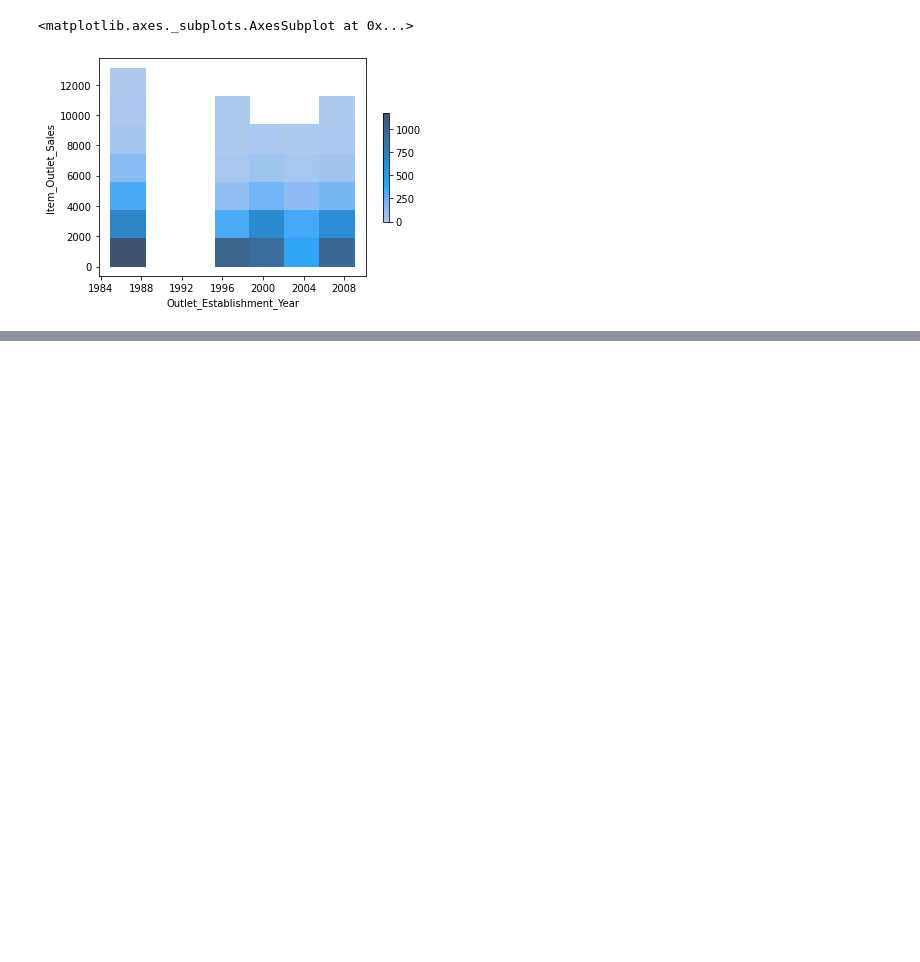
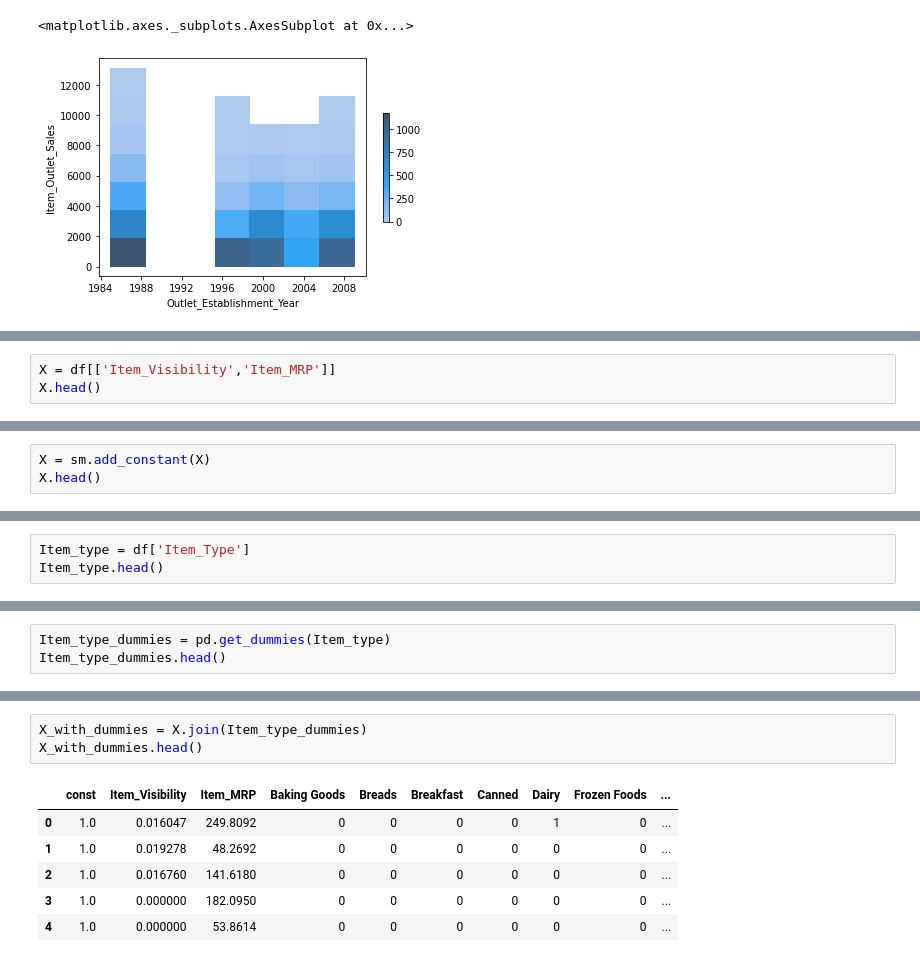
Before and after one commit to aaguil8a/sales_predictions, a Jupyter notebook: sales_predictionsipynb.ipynb, the cells around one changed output, grey strips where cells are left out. Drawn from its saved outputs; the diff is of its cells as text; blank space fills up the shorter version.

```diff
--- a/sales_predictionsipynb.ipynb
+++ b/sales_predictionsipynb.ipynb
@@ -355,0 +416,3 @@ sns.histplot(df, x ='Outlet_Establishment_Year', y='Item_Outlet_Sales',
+# %%
+X = df[['Item_Visibility','Item_MRP']]
+X.head()
@@ -355,0 +426,3 @@ sns.histplot(df, x ='Outlet_Establishment_Year', y='Item_Outlet_Sales',
+# %%
+X = sm.add_constant(X)
+X.head()
@@ -355,0 +436,3 @@ sns.histplot(df, x ='Outlet_Establishment_Year', y='Item_Outlet_Sales',
+# %%
+Item_type = df['Item_Type']
+Item_type.head()
@@ -355,0 +446,3 @@ sns.histplot(df, x ='Outlet_Establishment_Year', y='Item_Outlet_Sales',
+# %%
+Item_type_dummies = pd.get_dummies(Item_type)
+Item_type_dummies.head()
@@ -355,0 +456,10 @@ sns.histplot(df, x ='Outlet_Establishment_Year', y='Item_Outlet_Sales',
+# %%
+X_with_dummies = X.join(Item_type_dummies)
+X_with_dummies.head()
+# %% [output]
+|  | const | Item_Visibility | Item_MRP | Baking Goods | Breads | Breakfast | Canned | Dairy | Frozen Foods | ... |
+| 0 | 1.0 | 0.016047 | 249.8092 | 0 | 0 | 0 | 0 | 1 | 0 | ... |
+| 1 | 1.0 | 0.019278 | 48.2692 | 0 | 0 | 0 | 0 | 0 | 0 | ... |
+| 2 | 1.0 | 0.016760 | 141.6180 | 0 | 0 | 0 | 0 | 0 | 0 | ... |
+| 3 | 1.0 | 0.000000 | 182.0950 | 0 | 0 | 0 | 0 | 0 | 0 | ... |
+| 4 | 1.0 | 0.000000 | 53.8614 | 0 | 0 | 0 | 0 | 0 | 0 | ... |
```
Also changed, not shown: parts of 21 cells of this notebook.
